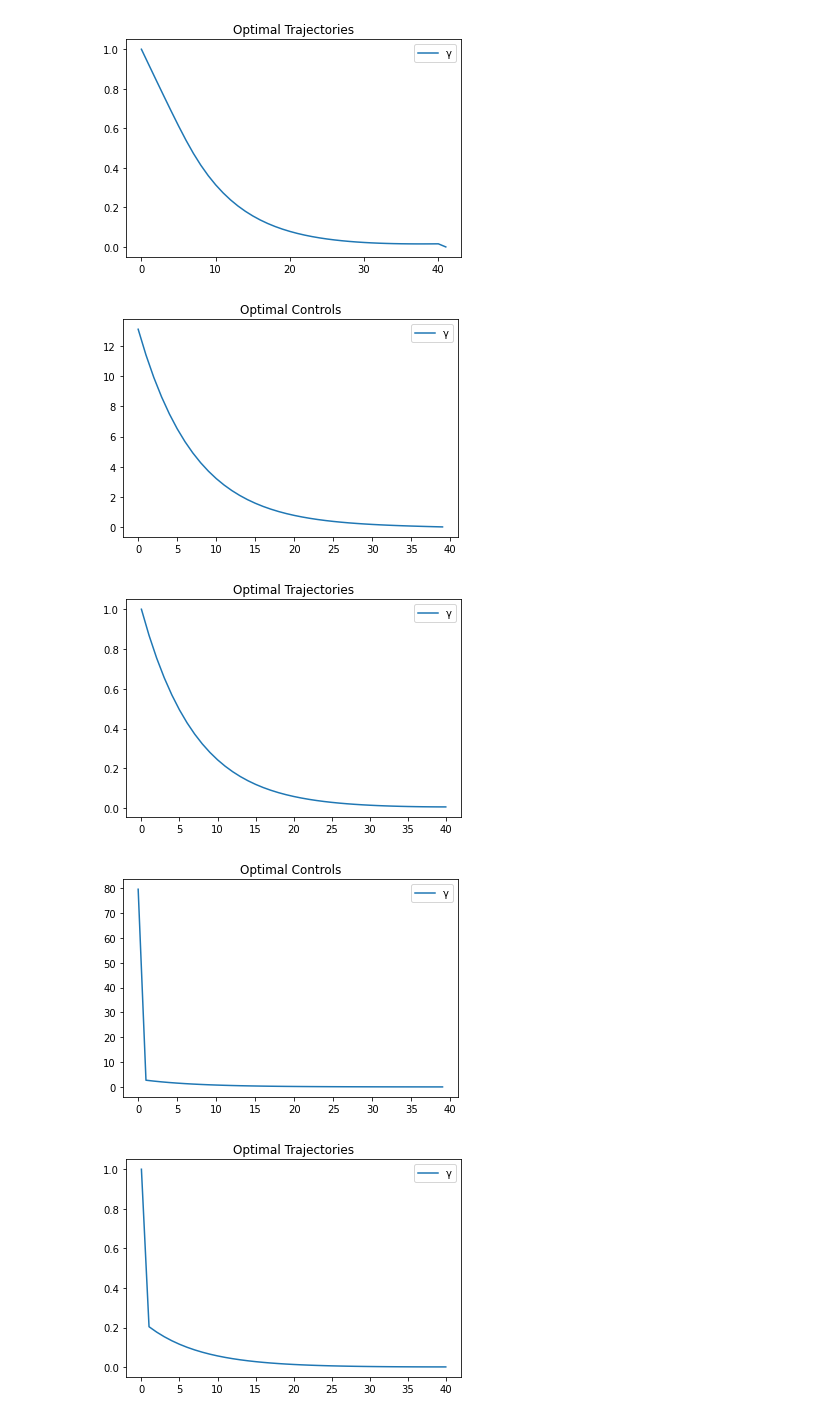
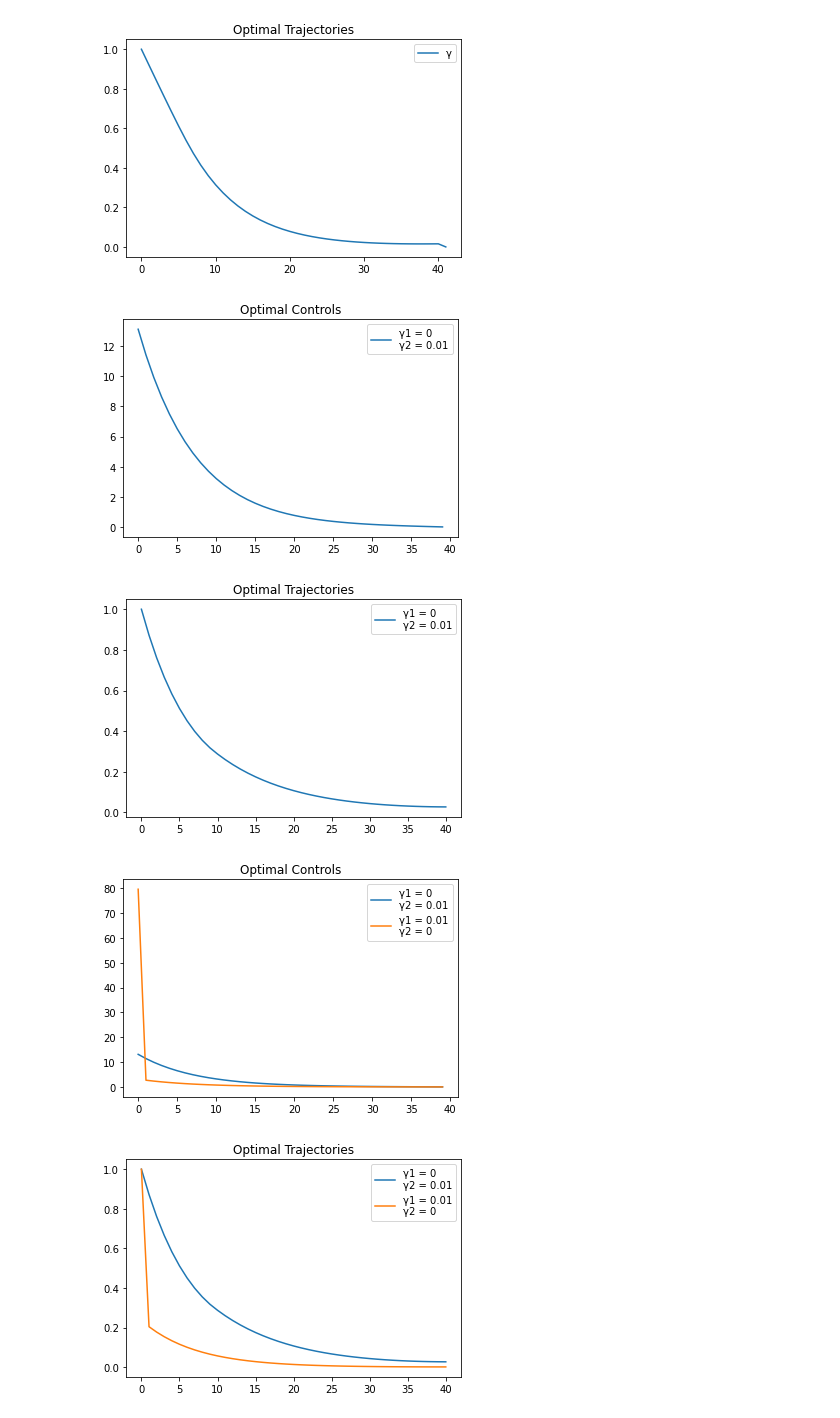
Before and after one commit to PantelisTass/MATH60005-70005-Optimization-Autumn-22-23-, a Jupyter notebook: Optimistion Coursework.ipynb, the cells around one changed output. Cells and saved outputs as stored; diff of their text form; code cells hidden in the pictures.

```diff
--- a/Optimistion Coursework.ipynb
+++ b/Optimistion Coursework.ipynb
@@ -161,30 +161,30 @@ def backtracking(α, β, s, u0, f, Gf):
     return u
 
 #The columns of U conrrespond to the control signals for each value of γ
-U = [0]*N
+U1 = [0]*N
 # X_u are the optimal trajectories:
-X_u = [0]*(N+1)
+X_u1 = [0]*(N+1)
 
 f = lambda u: np.linalg.norm(np.matmul(A,u)-b)**2+γ2/2*np.linalg.norm(u)**2+γ1*L_ϵ(u)
 Gf = lambda u: np.array([2*np.matmul(np.matmul(np.transpose(A),A),u)[i]-2*(np.matmul(np.transpose(A),b)[i])+γ2*u[i]+γ1*GL_ϵ(u)[i] for i in range(N)])
-U = backtracking(0.5, 0.5, 1, u0, f, Gf)
-X_u[1:] = np.matmul(A, U)- b
-X_u[0] = x_bar
+U1 = backtracking(0.5, 0.5, 1, u0, f, Gf)
+X_u1[1:] = np.matmul(A, U)- b
+X_u1[0] = x_bar
 
 import matplotlib.pyplot as plt
 
 plt.title('Optimal Controls')
-plt.plot(U, label = 'γ', markersize = 1)
+plt.plot(U1, label = 'γ1 = 0\nγ2 = '+str(10**(-2)), markersize = 1)
 leg = plt.legend()
 plt.show()
 
 plt.title('Optimal Trajectories')
-plt.plot(X_u, label = 'γ', markersize = 1)
+plt.plot(X_u1, label = 'γ1 = 0\nγ2 = '+str(10**(-2)), markersize = 1)
 leg = plt.legend()
 plt.show()
 # %% [output]
-[figure, old version]
+[figure, new version]
-[figure, old version]
+[figure, new version]
 # %%
 #2(iv) ii)
 
@@ -196,7 +196,7 @@ x_bar = 1
 ω = 10**(-3)
 γ1 = 10**(-2)
 γ2 = 0
-u0 = np.array([N-n for n in range(N)])/N
+u0 = [1]*N#np.array([N-n for n in range(N)])/N
 
 
 A = np.linalg.inv(A_inv(N,a,d))
@@ -230,39 +230,41 @@ def backtracking(α, β, s, u0, f, Gf):
     G = np.linalg.norm(Gf(u))
     grad = Gf(u)
     func = f(u)
     while G > ω :
         t = s
         d = - grad
         while (f(u)-f(u+t*d)+α*t*np.dot(Gf(u),d)) < 0:
             t = β*t
         u = u + t*d
         func = f(u)
         G = np.linalg.norm(Gf(u))
         grad = Gf(u)
     return u
 
 #The columns of U conrrespond to the control signals for each value of γ
-U = [0]*N
+U2 = [0]*N
 # X_u are the optimal trajectories:
-X_u = [0]*(N+1)
+X_u2 = [0]*(N+1)
 
 f = lambda u: np.linalg.norm(np.matmul(A,u)-b)**2+γ2/2*np.linalg.norm(u)**2+γ1*L_ϵ(u)
 Gf = lambda u: np.array([2*np.matmul(np.matmul(np.transpose(A),A),u)[i]-2*(np.matmul(np.transpose(A),b)[i])+γ2*u[i]+γ1*GL_ϵ(u)[i] for i in range(N)])
-U = backtracking(0.1, 0.1, 1, u0, f, Gf)
-X_u[1:] = np.matmul(A, U)-b
-X_u[0] = x_bar
+U2 = backtracking(0.1, 0.1, 1, u0, f, Gf)
+X_u2[1:] = np.matmul(A, U)-b
+X_u2[0] = x_bar
 
 import matplotlib.pyplot as plt
 
 plt.title('Optimal Controls')
-plt.plot(U, label = 'γ', markersize = 1)
+plt.plot(U1, label = 'γ1 = 0\nγ2 = '+str(10**(-2)), markersize = 1)
+plt.plot(U2, label = 'γ1 = '+str(10**(-2))+'\nγ2 = 0', markersize = 1)
 leg = plt.legend()
 plt.show()
 
 plt.title('Optimal Trajectories')
-plt.plot(X_u, label = 'γ', markersize = 1)
+plt.plot(X_u1, label = 'γ1 = 0\nγ2 = '+str(10**(-2)), markersize = 1)
+plt.plot(X_u2, label = 'γ1 = '+str(10**(-2))+'\nγ2 = 0', markersize = 1)
 leg = plt.legend()
 plt.show()
 # %% [output]
-[figure, old version]
+[figure, new version]
-[figure, old version]
+[figure, new version]
```
Also changed, not shown: parts of 1 cell of this notebook, 16 other files.
